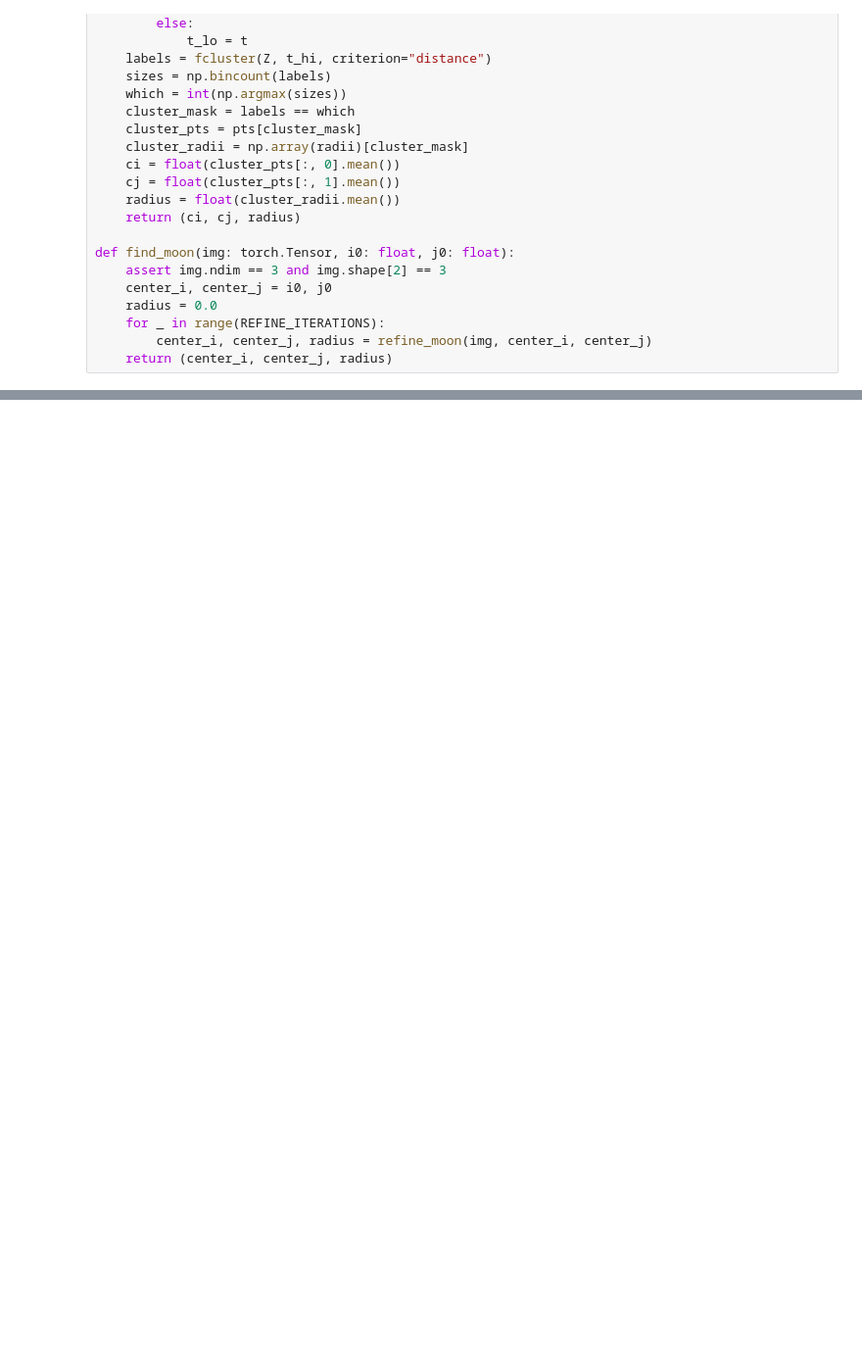
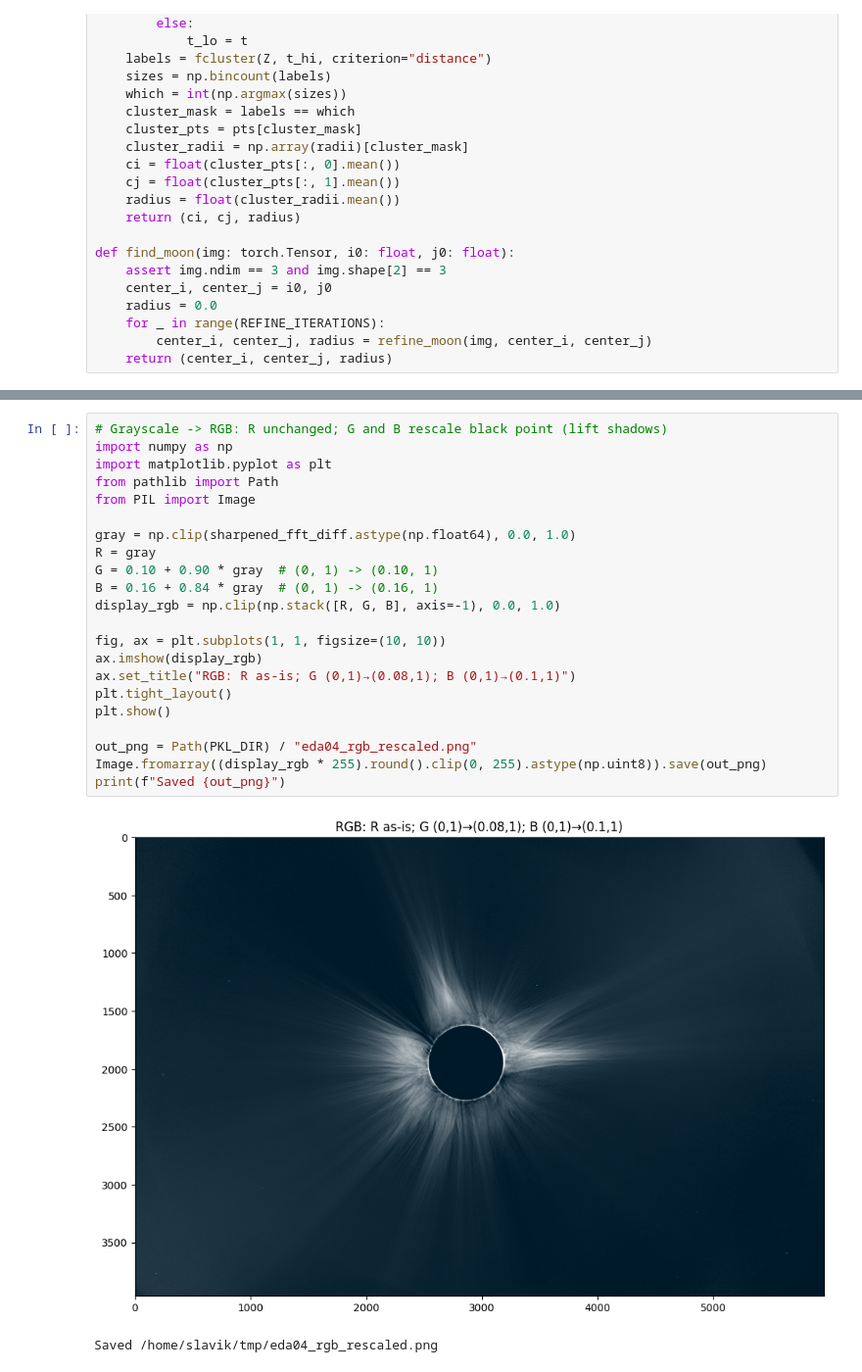
Before and after one commit to JosefSlavicek/e202602_eclipse, a Jupyter notebook: eda04.ipynb, the cells around one changed output, grey strips where cells are left out. Shown at 98% size. Drawn from its saved outputs; the diff is of its cells as text; blank space fills up the shorter version.

```diff
--- a/eda04.ipynb
+++ b/eda04.ipynb
@@ -640,3 +862,28 @@ plt.show()
+# %%
+# Grayscale -> RGB: R unchanged; G and B rescale black point (lift shadows)
+import numpy as np
+import matplotlib.pyplot as plt
+from pathlib import Path
+from PIL import Image
+
+gray = np.clip(sharpened_fft_diff.astype(np.float64), 0.0, 1.0)
+R = gray
+G = 0.10 + 0.90 * gray  # (0, 1) -> (0.10, 1)
+B = 0.16 + 0.84 * gray  # (0, 1) -> (0.16, 1)
+display_rgb = np.clip(np.stack([R, G, B], axis=-1), 0.0, 1.0)
+
+fig, ax = plt.subplots(1, 1, figsize=(10, 10))
+ax.imshow(display_rgb)
+ax.set_title("RGB: R as-is; G (0,1)→(0.08,1); B (0,1)→(0.1,1)")
+plt.tight_layout()
+plt.show()
+
+out_png = Path(PKL_DIR) / "eda04_rgb_rescaled.png"
+Image.fromarray((display_rgb * 255).round().clip(0, 255).astype(np.uint8)).save(out_png)
+print(f"Saved {out_png}")
+# %% [output]
+[figure, added]
+Saved /home/slavik/tmp/eda04_rgb_rescaled.png
 # %%
 # Save radial params (mean_at per row_fraction, p3_at) for downstream use
 import pickle
```
Also changed, not shown: parts of 12 cells of this notebook, 2 other files.
